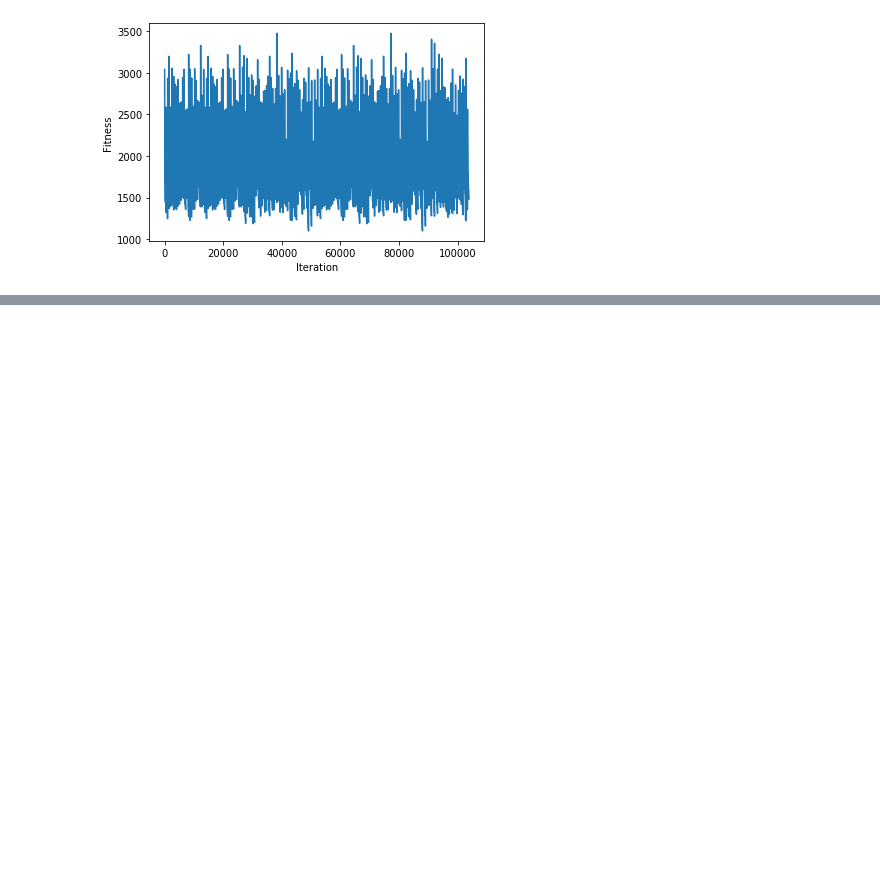
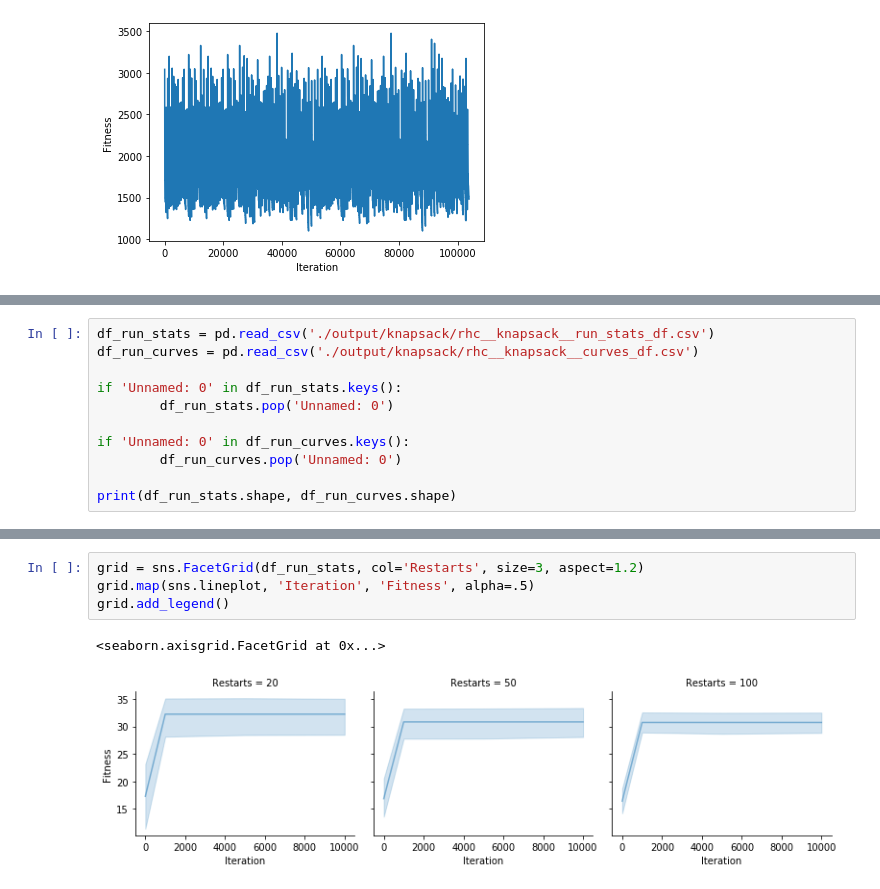
Before and after one commit to shileiphys/CS7641, a Jupyter notebook: Assignment2/test_runner.ipynb, the cells around one changed output, grey strips where cells are left out. Saved outputs shown, nothing was run; the diff lists cells and outputs as text; blank space fills up the shorter version.

```diff
--- a/Assignment2/test_runner.ipynb
+++ b/Assignment2/test_runner.ipynb
@@ -95,0 +202,11 @@ ax = sns.lineplot(x='Iteration', y='Fitness',data=df_run_curves)
+# %%
+df_run_stats = pd.read_csv('./output/knapsack/rhc__knapsack__run_stats_df.csv')
+df_run_curves = pd.read_csv('./output/knapsack/rhc__knapsack__curves_df.csv')
+
+if 'Unnamed: 0' in df_run_stats.keys():
+        df_run_stats.pop('Unnamed: 0')
+
+if 'Unnamed: 0' in df_run_curves.keys():
+        df_run_curves.pop('Unnamed: 0')
+
+print(df_run_stats.shape, df_run_curves.shape)
@@ -95,0 +224,7 @@ ax = sns.lineplot(x='Iteration', y='Fitness',data=df_run_curves)
+# %%
+grid = sns.FacetGrid(df_run_stats, col='Restarts', size=3, aspect=1.2)
+grid.map(sns.lineplot, 'Iteration', 'Fitness', alpha=.5)
+grid.add_legend()
+# %% [output]
+<seaborn.axisgrid.FacetGrid at 0x...>
+[figure, added]
```
Also changed, not shown: parts of 21 cells of this notebook, 4 other files.
